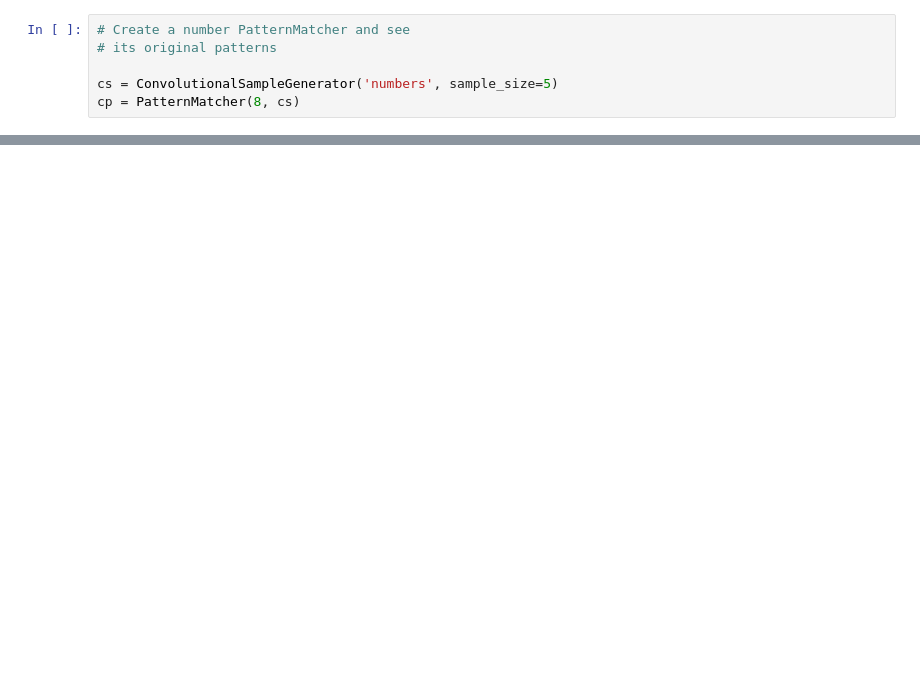
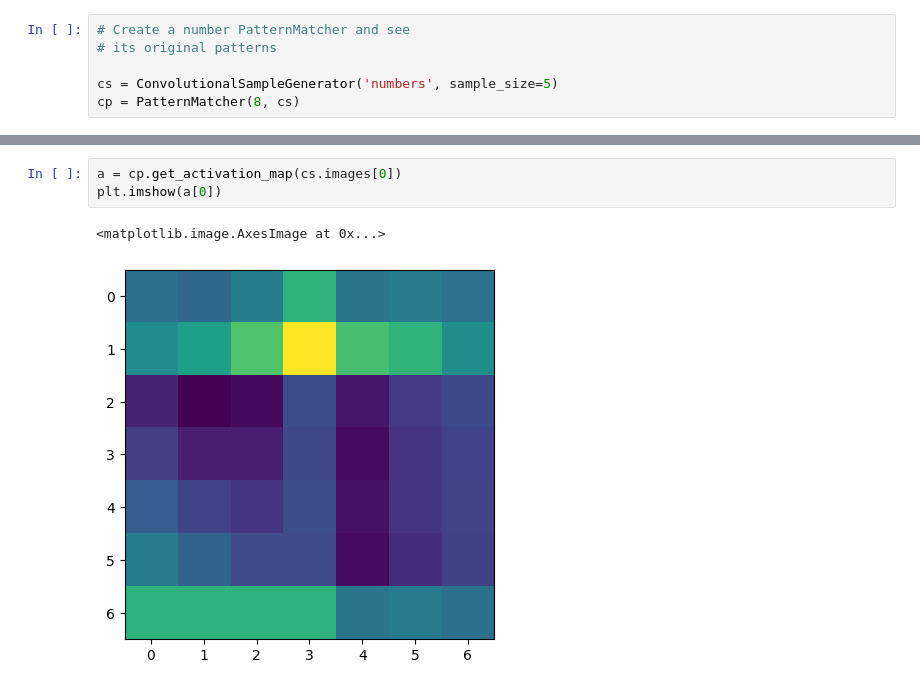
Before and after one commit to EfficiencySimplicity/Patternista, a Jupyter notebook: Patternista.ipynb, the cells around one changed output, grey strips where cells are left out. Drawn from its saved outputs; the diff is of its cells as text; blank space fills up the shorter version.

```diff
--- a/Patternista.ipynb
+++ b/Patternista.ipynb
@@ -248,0 +257,6 @@ for j in range(8):
+# %%
+a = cp.get_activation_map(cs.images[0])
+plt.imshow(a[0])
+# %% [output]
+<matplotlib.image.AxesImage at 0x...>
+[figure, added]
```
Also changed, not shown: parts of 9 cells of this notebook, 4 other files.
